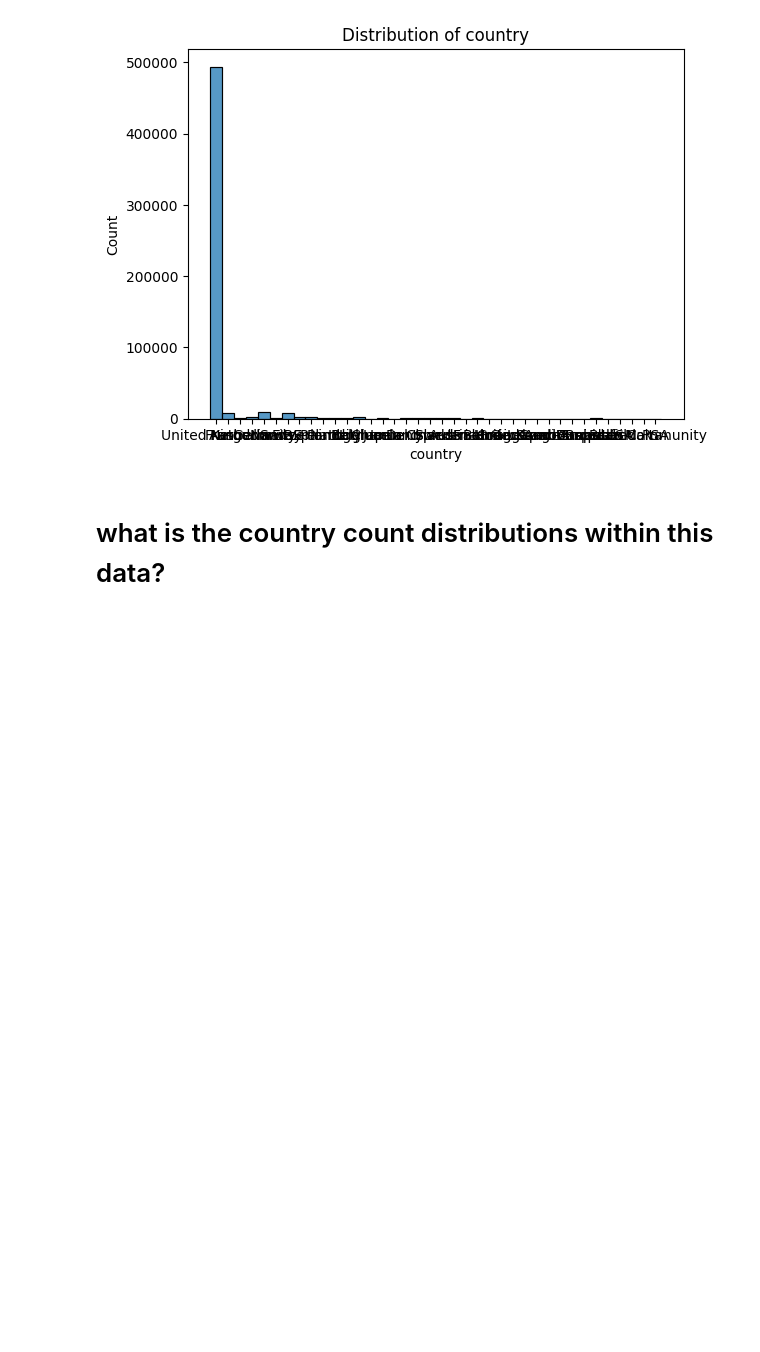
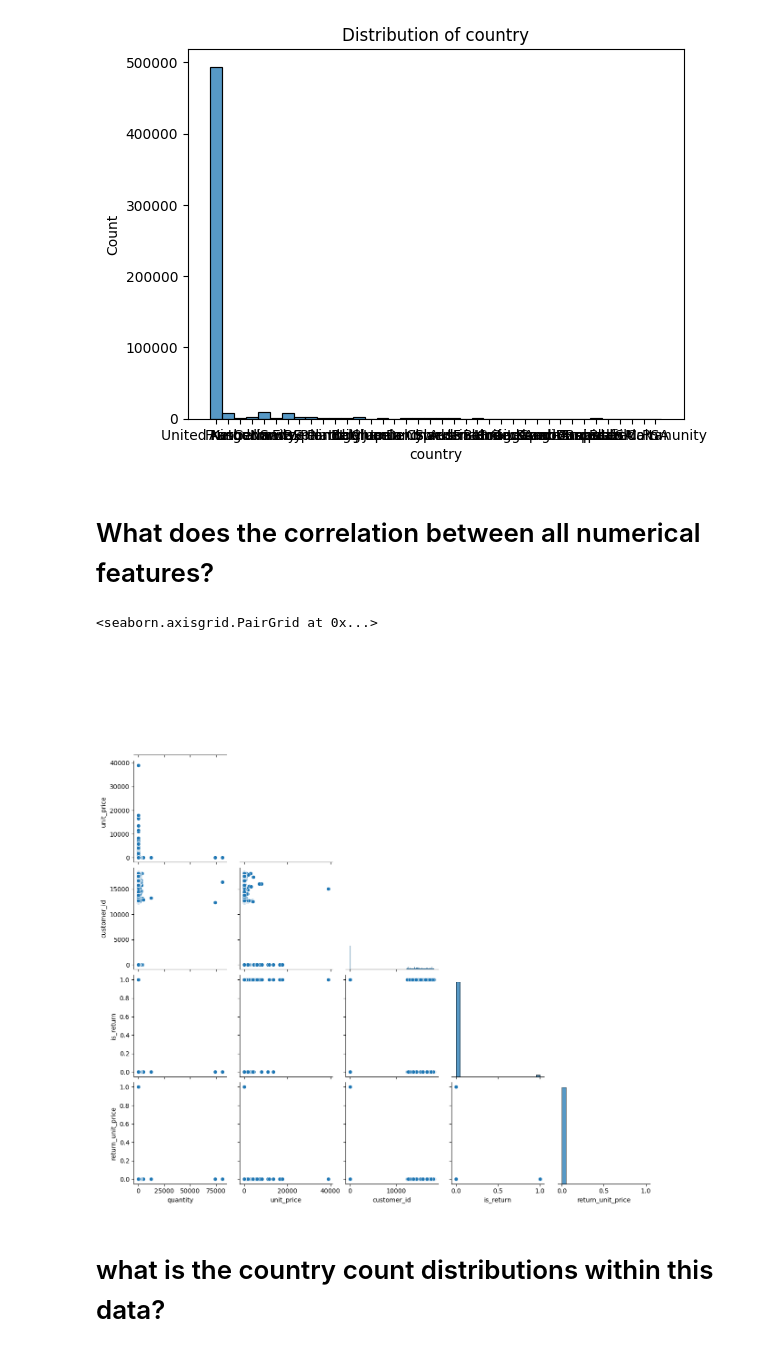
Before and after one commit to Marc-Aradillas/customer-segmentation-project, a Jupyter notebook: exp_working_nb.ipynb, the cells around one changed output. Saved outputs shown, nothing was run; the diff lists cells and outputs as text; code cells hidden in the pictures; blank space fills up the shorter version.

```diff
--- a/exp_working_nb.ipynb
+++ b/exp_working_nb.ipynb
@@ -116,6 +116,13 @@ for col in df.columns[df.dtypes == 'object']:
 [figure]
 [figure]
 [figure]
+# %% [markdown]
+# What does the correlation between all numerical features?
+# %%
+sns.pairplot(data = df, corner=True)
+# %% [output]
+<seaborn.axisgrid.PairGrid at 0x...>
+[figure, added]
 # %% [markdown]
 # what is the country count distributions within this data?
 # %%
```
Also changed, not shown: parts of 10 cells of this notebook, 1 other file.
